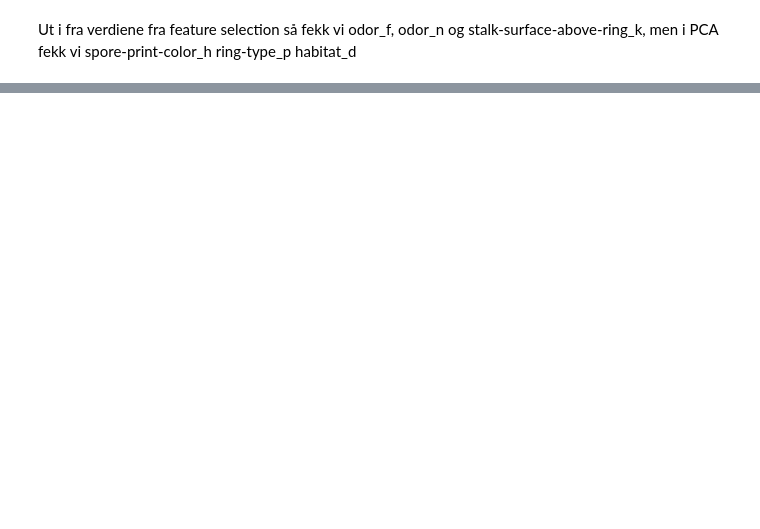
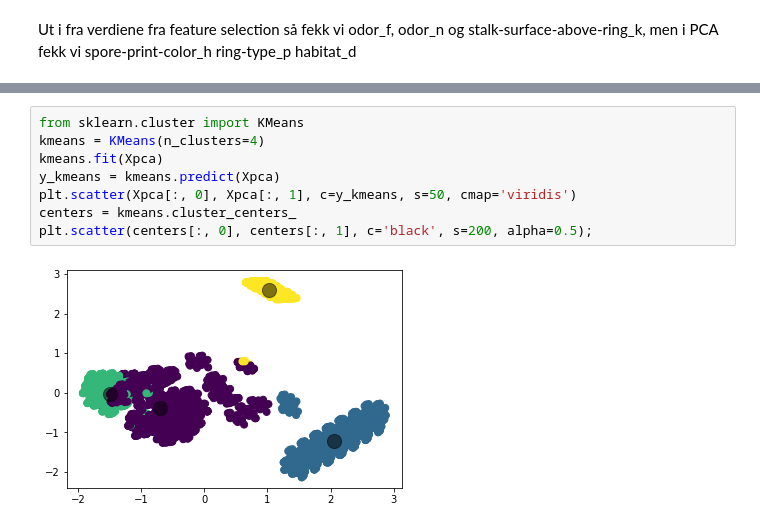
Before and after one commit to stianaad/Machine-learning, a Jupyter notebook: Oving-3-del-23.ipynb, the cells around one changed output, grey strips where cells are left out. Drawn from its saved outputs; the diff is of its cells as text; blank space fills up the shorter version.

```diff
--- a/Oving-3-del-23.ipynb
+++ b/Oving-3-del-23.ipynb
@@ -164,0 +136,10 @@ men i PCA fekk vi spore-print-color_h ring-type_p habitat_d
+# %%
+from sklearn.cluster import KMeans
+kmeans = KMeans(n_clusters=4)
+kmeans.fit(Xpca)
+y_kmeans = kmeans.predict(Xpca)
+plt.scatter(Xpca[:, 0], Xpca[:, 1], c=y_kmeans, s=50, cmap='viridis')
+centers = kmeans.cluster_centers_
+plt.scatter(centers[:, 0], centers[:, 1], c='black', s=200, alpha=0.5);
+# %% [output]
+[figure, added]
```
Also changed, not shown: parts of 5 cells of this notebook.
